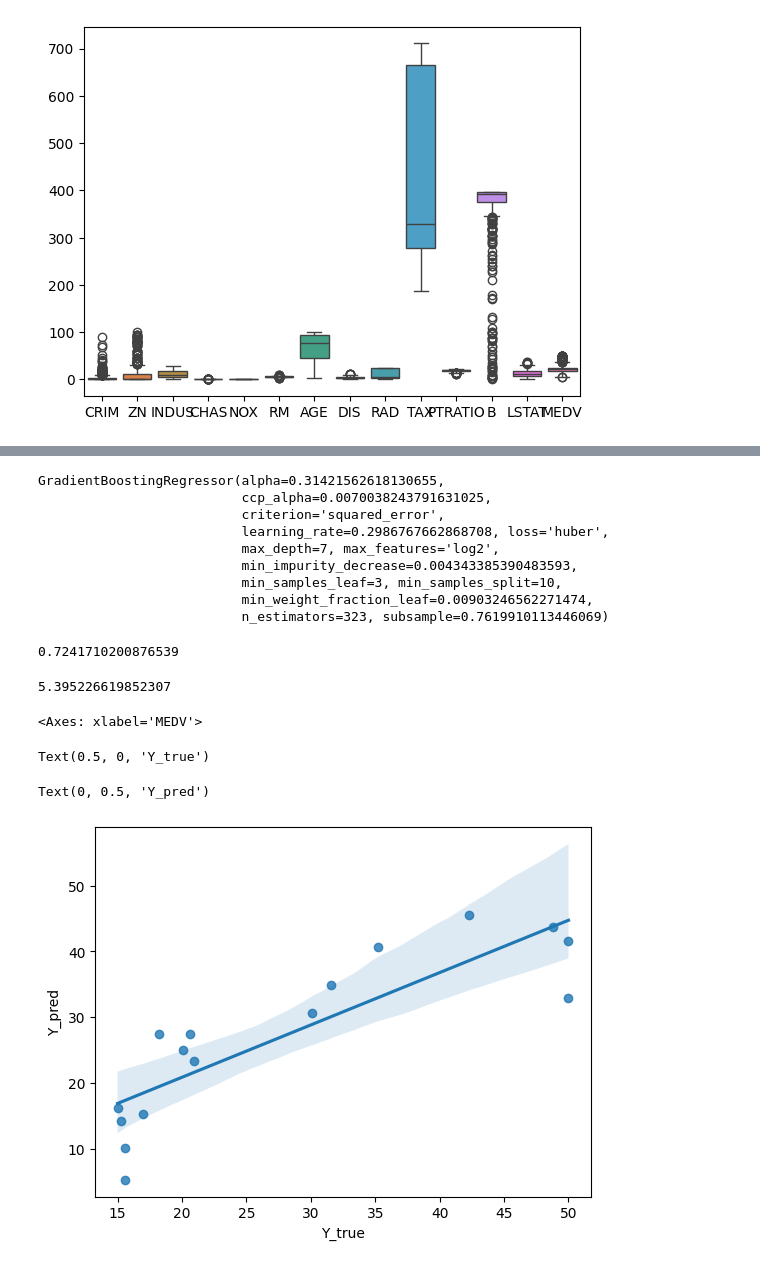
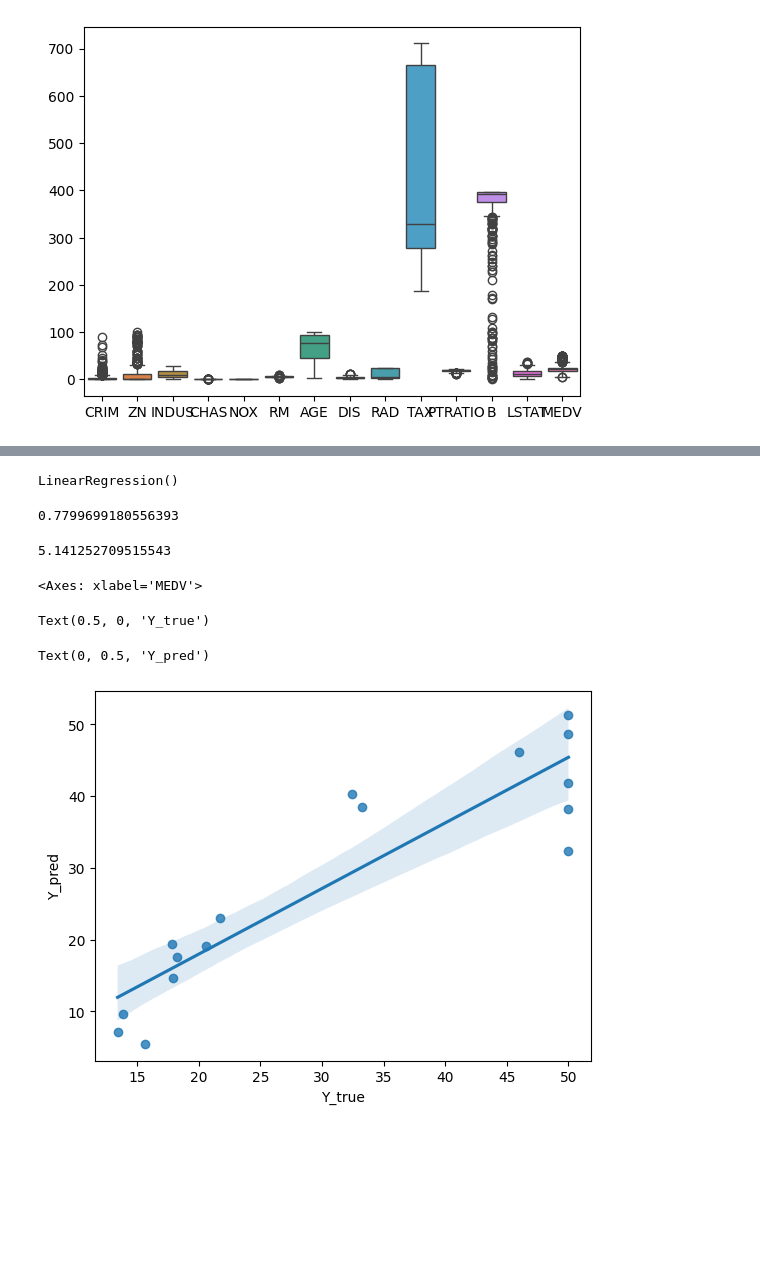
Before and after one commit to Hibra999/FinetuningOptuna, a Jupyter notebook: EXAMPLES/SKLEARN_R/LinearRegression.ipynb, the cells around one changed output, grey strips where cells are left out. Drawn from its saved outputs; the diff is of its cells as text; code cells hidden in the pictures; blank space fills up the shorter version.

```diff
--- a/EXAMPLES/SKLEARN_R/LinearRegression.ipynb
+++ b/EXAMPLES/SKLEARN_R/LinearRegression.ipynb
@@ -39,5 +39,5 @@ sns.boxplot(X_train_scaled)
 # %%
-model = GradientBoostingRegressor()
+model = LinearRegression()
 model.fit(X_train_scaled, y_train)
 y_pred = model.predict(X_test_scaled)
 r2_score(y_test, y_pred)
@@ -95,26 +82,18 @@ study.optimize(objective, n_jobs=-1, n_trials=1000)
 # %%
-model = GradientBoostingRegressor(**study.best_params)
+model = LinearRegression(**study.best_params)
 model.fit(X_train_scaled, y_train)
 y_pred = model.predict(X_test_scaled)
 r2_score(y_test, y_pred)
 mean_absolute_error(y_test, y_pred)
 
 sns.regplot(x=y_test, y=y_pred)
 plt.xlabel("Y_true")
 plt.ylabel("Y_pred")
 # %% [output]
-GradientBoostingRegressor(alpha=0.31421562618130655,
-                          ccp_alpha=0.0070038243791631025,
-                          criterion='squared_error',
-                          learning_rate=0.2986767662868708, loss='huber',
-                          max_depth=7, max_features='log2',
-                          min_impurity_decrease=0.004343385390483593,
-                          min_samples_leaf=3, min_samples_split=10,
-                          min_weight_fraction_leaf=0.00903246562271474,
-                          n_estimators=323, subsample=0.7619910113446069)
+LinearRegression()
-0.7241710200876539
+0.7799699180556393
-5.395226619852307
+5.141252709515543
 <Axes: xlabel='MEDV'>
 Text(0.5, 0, 'Y_true')
 Text(0, 0.5, 'Y_pred')
-[figure, old version]
+[figure, new version]
```
Also changed, not shown: parts of 5 cells of this notebook.
